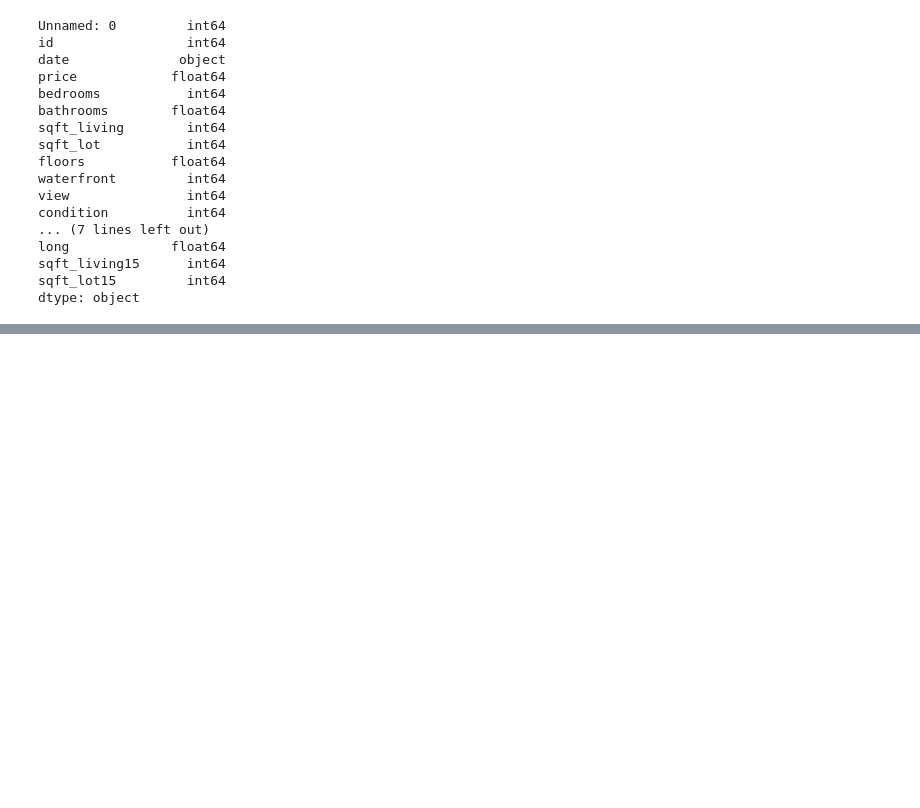
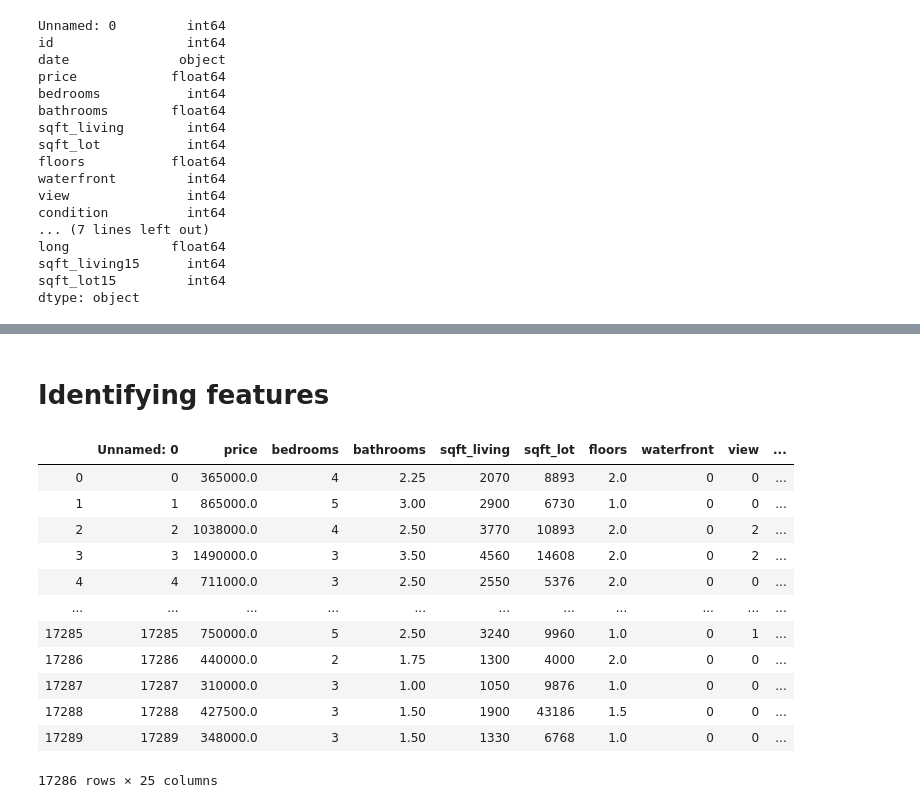
Before and after one commit to k0marrr1/nyc-mhtn-ds-010620-lectures, a Jupyter notebook: week-6/KC_house_data/Housing Statistics Project .ipynb, the cells around one changed output, grey strips where cells are left out. Drawn from its saved outputs; the diff is of its cells as text; code cells hidden in the pictures; blank space fills up the shorter version.

```diff
--- a/week-6/KC_house_data/Housing Statistics Project .ipynb
+++ b/week-6/KC_house_data/Housing Statistics Project .ipynb
@@ -376,3 +305,5 @@ Name: yr_old, Length: 17290, dtype: int64
 # %%
 df['geolat'] = df['lat'].apply(lambda x: 1 if (x >47.5) & (x < 47.7) else 0)
 df['geolong'] = df['long'].apply(lambda x: 1 if (x >-122.4) & (x < -122.0) else 0)
+df['geoprice'] = df['geolat'] + df['geolong']
+df['yr_renovated'] = df['yr_renovated'].apply(lambda x: 1 if x>0 else 0)
@@ -409,0 +324,3 @@ Name: yr_renovated, dtype: float64
+# %%
+df = df[df['sqft_living']<10000.000000]
+df.sqft_living.describe()
@@ -409,0 +337,3 @@ Name: yr_renovated, dtype: float64
+# %%
+df = df[df['bedrooms']<30]
+df.bedrooms.describe()
@@ -409,0 +355,20 @@ Name: yr_renovated, dtype: float64
+# %% [markdown]
+# Identifying features
+# %%
+df['price_log'] = np.log(df['price'])
+df['price_sqrt'] = np.sqrt(df['price'])
+df
+# %% [output]
+|  | Unnamed: 0 | price | bedrooms | bathrooms | sqft_living | sqft_lot | floors | waterfront | view | ... |
+| 0 | 0 | 365000.0 | 4 | 2.25 | 2070 | 8893 | 2.0 | 0 | 0 | ... |
+| 1 | 1 | 865000.0 | 5 | 3.00 | 2900 | 6730 | 1.0 | 0 | 0 | ... |
+| 2 | 2 | 1038000.0 | 4 | 2.50 | 3770 | 10893 | 2.0 | 0 | 2 | ... |
+| 3 | 3 | 1490000.0 | 3 | 3.50 | 4560 | 14608 | 2.0 | 0 | 2 | ... |
+| 4 | 4 | 711000.0 | 3 | 2.50 | 2550 | 5376 | 2.0 | 0 | 0 | ... |
+| ... | ... | ... | ... | ... | ... | ... | ... | ... | ... | ... |
+| 17285 | 17285 | 750000.0 | 5 | 2.50 | 3240 | 9960 | 1.0 | 0 | 1 | ... |
+| 17286 | 17286 | 440000.0 | 2 | 1.75 | 1300 | 4000 | 2.0 | 0 | 0 | ... |
+| 17287 | 17287 | 310000.0 | 3 | 1.00 | 1050 | 9876 | 1.0 | 0 | 0 | ... |
+| 17288 | 17288 | 427500.0 | 3 | 1.50 | 1900 | 43186 | 1.5 | 0 | 0 | ... |
+| 17289 | 17289 | 348000.0 | 3 | 1.50 | 1330 | 6768 | 1.0 | 0 | 0 | ... |
+17286 rows × 25 columns
```
Also changed, not shown: parts of 76 cells of this notebook, 5 other files.
